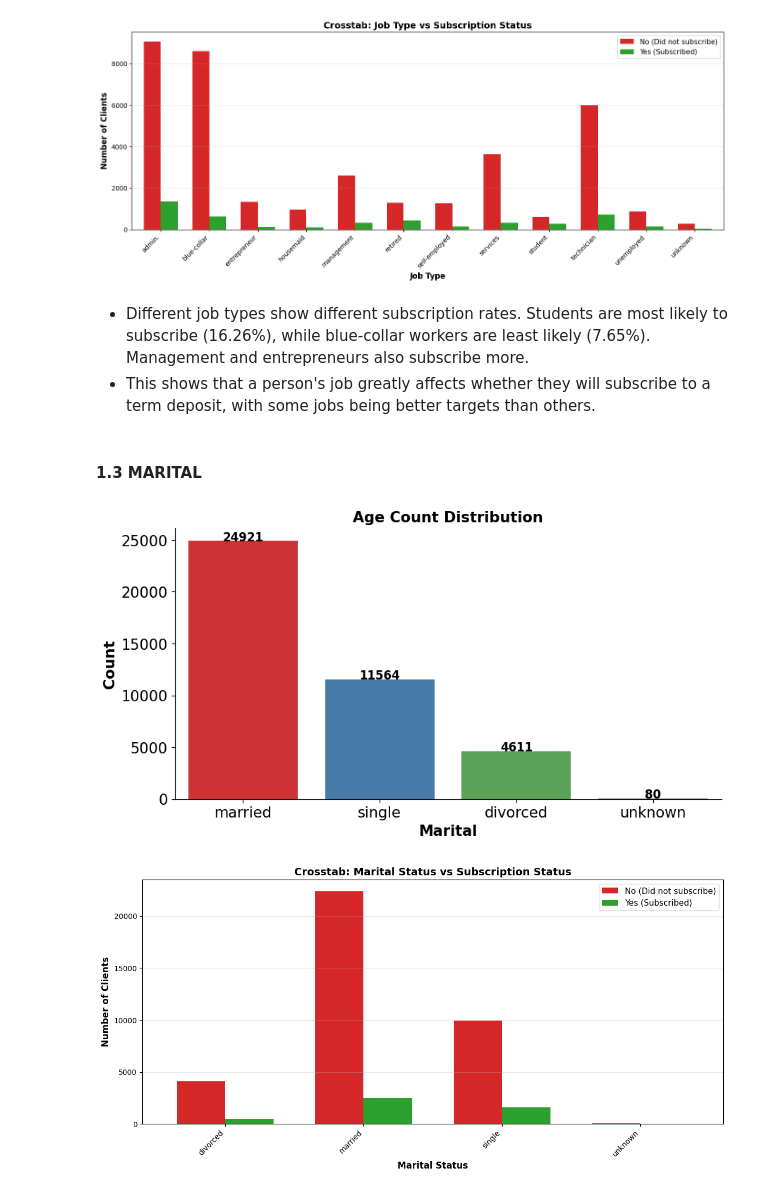
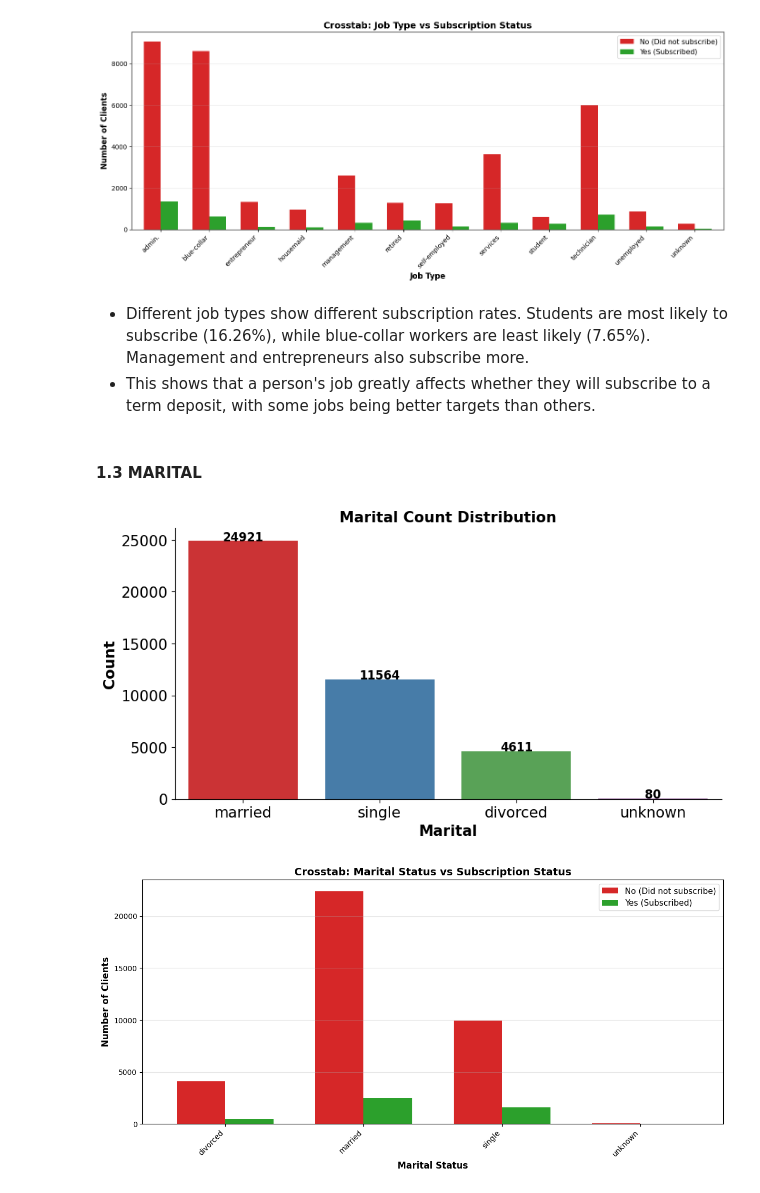
Before and after one commit to rkm7387/PORTUGES-BANK, a Jupyter notebook: portuges_bank.ipynb, the cells around one changed output. Saved outputs shown, nothing was run; the diff lists cells and outputs as text; code cells hidden in the pictures.

```diff
--- a/portuges_bank.ipynb
+++ b/portuges_bank.ipynb
@@ -355,29 +353,29 @@ plt.show()
 # %% [output]
 [figure]
 # %% [markdown]
-* Different job types show different subscription rates. Students are most likely to subscribe (16.26%), while blue-collar workers are least likely (7.65%). Management and entrepreneurs also subscribe more.
-* This shows that a person's job greatly affects whether they will subscribe to a term deposit, with some jobs being better targets than others.
+- Different job types show different subscription rates. Students are most likely to subscribe (16.26%), while blue-collar workers are least likely (7.65%). Management and entrepreneurs also subscribe more.
+- This shows that a person's job greatly affects whether they will subscribe to a term deposit, with some jobs being better targets than others.
 # %% [markdown]
 #### 1.3 MARITAL
 # %%
 fig, ax = plt.subplots()
 fig.set_size_inches(10, 5)
-sns.countplot(x = 'marital', data = bank,palette='Set1')
+sns.countplot(x='marital', data=bank, palette='Set1')
 
 # Add value labels on top of each bar
 for p in ax.patches:
     height = p.get_height()
     ax.text(p.get_x() + p.get_width()/2., height + 3,
             '{:1.0f}'.format(height),
             ha="center", fontsize=12, fontweight='bold')
 
 ax.set_xlabel('Marital', fontsize=15, fontweight='bold')
 ax.set_ylabel('Count', fontsize=15, fontweight='bold')
-ax.set_title('Age Count Distribution', fontsize=15, fontweight='bold')
+ax.set_title('Marital Count Distribution', fontsize=15, fontweight='bold')
 ax.tick_params(labelsize=15)
 sns.despine()
 # %% [output]
-[figure, old version]
+[figure, new version]
 # %%
 # Create crosstab
 crosstab = pd.crosstab(bank['marital'], bank['y'])
```
Also changed, not shown: parts of 56 cells of this notebook.
